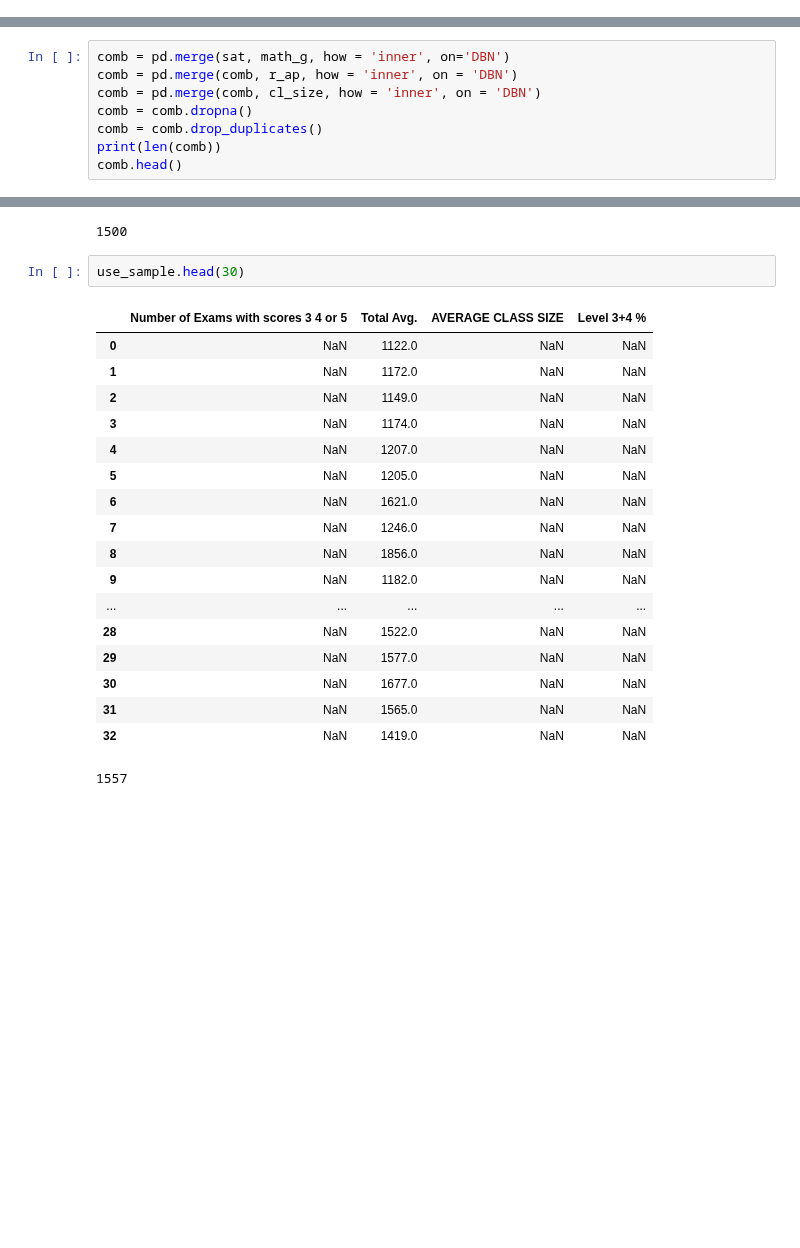
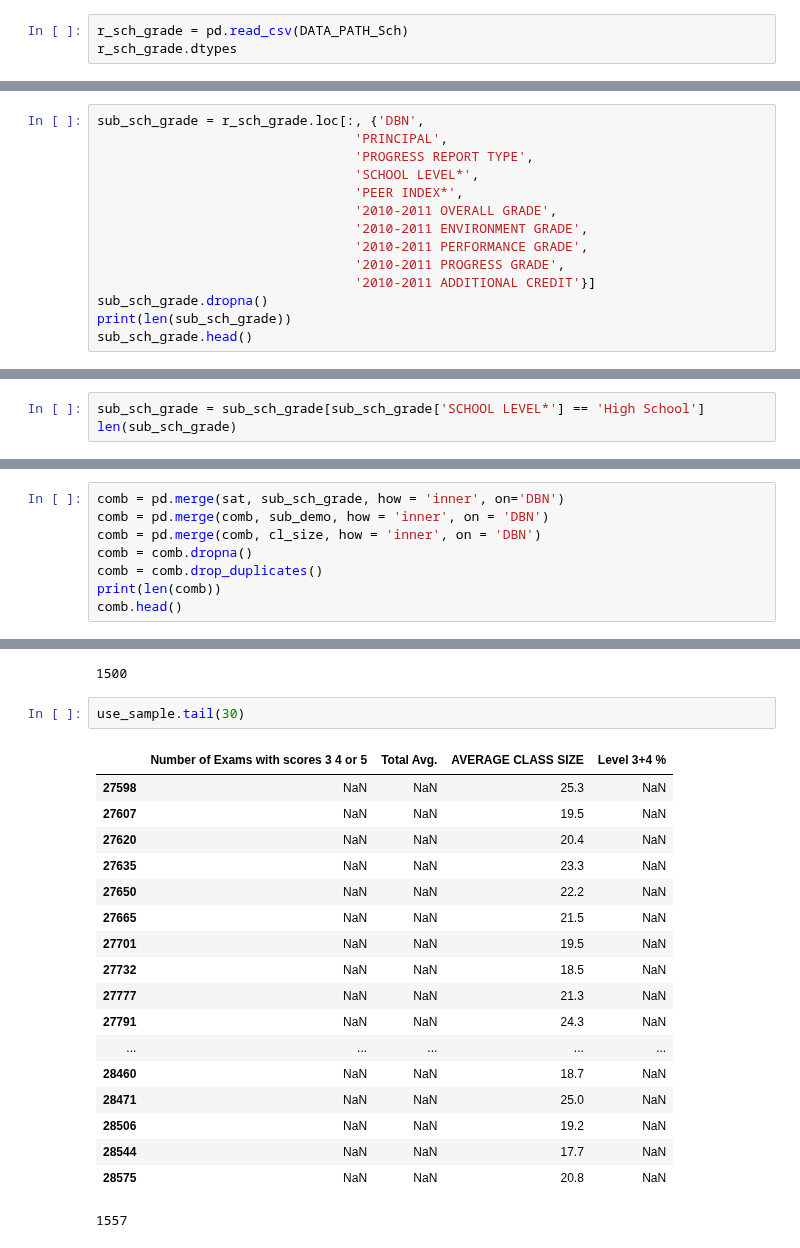
Before and after one commit to ckyko/CSC59970Project, a Jupyter notebook: school_scores.ipynb, the cells around one changed output, grey strips where cells are left out. Drawn from its saved outputs; the diff is of its cells as text; blank space fills up the shorter version.

Commit message:
more data in

```diff
--- a/school_scores.ipynb
+++ b/school_scores.ipynb
@@ -306,0 +331,3 @@ print(len(sat), "\n", len(math_g),'\n', len(r_ap),'\n',len(cl_size))
+# %%
+r_sch_grade = pd.read_csv(DATA_PATH_Sch)
+r_sch_grade.dtypes
@@ -306,0 +353,14 @@ print(len(sat), "\n", len(math_g),'\n', len(r_ap),'\n',len(cl_size))
+# %%
+sub_sch_grade = r_sch_grade.loc[:, {'DBN',
+                                 'PRINCIPAL',
+                                 'PROGRESS REPORT TYPE',
+                                 'SCHOOL LEVEL*',
+                                 'PEER INDEX*',
+                                 '2010-2011 OVERALL GRADE',
+                                 '2010-2011 ENVIRONMENT GRADE',
+                                 '2010-2011 PERFORMANCE GRADE',
+                                 '2010-2011 PROGRESS GRADE',
+                                 '2010-2011 ADDITIONAL CREDIT'}]
+sub_sch_grade.dropna()
+print(len(sub_sch_grade))
+sub_sch_grade.head()
@@ -306,0 +375,3 @@ print(len(sat), "\n", len(math_g),'\n', len(r_ap),'\n',len(cl_size))
+# %%
+sub_sch_grade = sub_sch_grade[sub_sch_grade['SCHOOL LEVEL*'] == 'High School']
+len(sub_sch_grade)
@@ -323,8 +399,8 @@ comb.head()
 | 3 | NaN | NaN | NaN | NaN | 01M458 | NaN | NaN | NaN | ... |
 | 4 | NaN | NaN | NaN | NaN | 01M509 | NaN | NaN | NaN | ... |
 # %%
-comb = pd.merge(sat, math_g, how = 'inner', on='DBN')
-comb = pd.merge(comb, r_ap, how = 'inner', on = 'DBN')
+comb = pd.merge(sat, sub_sch_grade, how = 'inner', on='DBN')
+comb = pd.merge(comb, sub_demo, how = 'inner', on = 'DBN')
 comb = pd.merge(comb, cl_size, how = 'inner', on = 'DBN')
 comb = comb.dropna()
 comb = comb.drop_duplicates()
@@ -376,25 +452,25 @@ len(use_sample)
 # %% [output]
 1500
 # %%
-use_sample.head(30)
+use_sample.tail(30)
 # %% [output]
 |  | Number of Exams with scores 3 4 or 5 | Total Avg. | AVERAGE CLASS SIZE | Level 3+4 % |
-| 0 | NaN | 1122.0 | NaN | NaN |
-| 1 | NaN | 1172.0 | NaN | NaN |
-| 2 | NaN | 1149.0 | NaN | NaN |
-| 3 | NaN | 1174.0 | NaN | NaN |
-| 4 | NaN | 1207.0 | NaN | NaN |
-| 5 | NaN | 1205.0 | NaN | NaN |
-| 6 | NaN | 1621.0 | NaN | NaN |
-| 7 | NaN | 1246.0 | NaN | NaN |
-| 8 | NaN | 1856.0 | NaN | NaN |
-| 9 | NaN | 1182.0 | NaN | NaN |
+| 27598 | NaN | NaN | 25.3 | NaN |
+| 27607 | NaN | NaN | 19.5 | NaN |
+| 27620 | NaN | NaN | 20.4 | NaN |
+| 27635 | NaN | NaN | 23.3 | NaN |
+| 27650 | NaN | NaN | 22.2 | NaN |
+| 27665 | NaN | NaN | 21.5 | NaN |
+| 27701 | NaN | NaN | 19.5 | NaN |
+| 27732 | NaN | NaN | 18.5 | NaN |
+| 27777 | NaN | NaN | 21.3 | NaN |
+| 27791 | NaN | NaN | 24.3 | NaN |
 | ... | ... | ... | ... | ... |
-| 28 | NaN | 1522.0 | NaN | NaN |
-| 29 | NaN | 1577.0 | NaN | NaN |
-| 30 | NaN | 1677.0 | NaN | NaN |
-| 31 | NaN | 1565.0 | NaN | NaN |
-| 32 | NaN | 1419.0 | NaN | NaN |
+| 28460 | NaN | NaN | 18.7 | NaN |
+| 28471 | NaN | NaN | 25.0 | NaN |
+| 28506 | NaN | NaN | 19.2 | NaN |
+| 28544 | NaN | NaN | 17.7 | NaN |
+| 28575 | NaN | NaN | 20.8 | NaN |
 # %%
 # %% [output]
 1557
```
Also changed, not shown: parts of 26 cells of this notebook.
